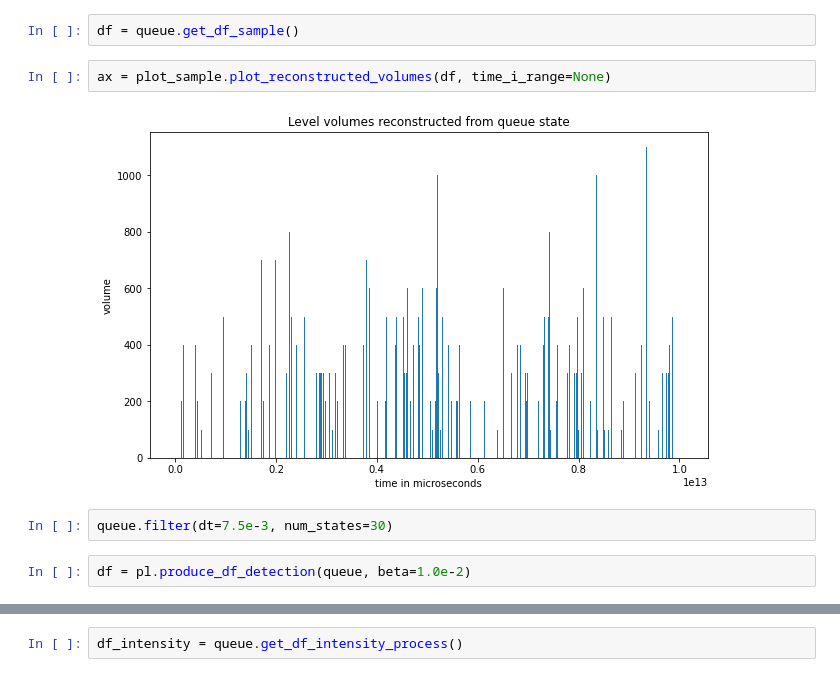
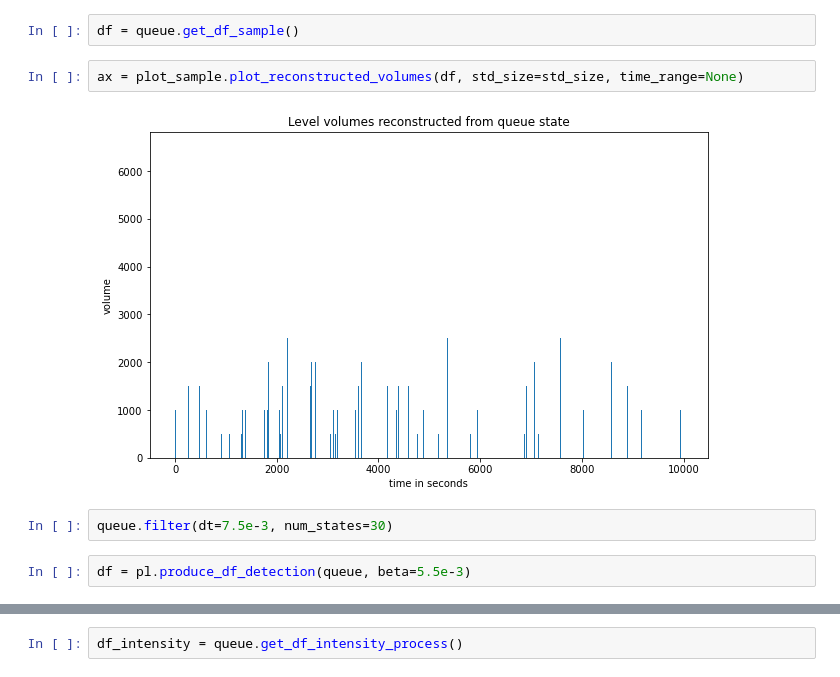
Before and after one commit to claudio-ICL/ondepi, a Jupyter notebook: ondepi/applications/filter.ipynb, the cells around one changed output, grey strips where cells are left out. Saved outputs shown, nothing was run; the diff lists cells and outputs as text.

```diff
--- a/ondepi/applications/filter.ipynb
+++ b/ondepi/applications/filter.ipynb
@@ -37,10 +37,10 @@ queue.simulate(max_time=10.0e3, max_events=10.0e3, first_event=1, first_state=5)
 # %%
 df = queue.get_df_sample()
 # %%
-ax = plot_sample.plot_reconstructed_volumes(df, time_i_range=None)
+ax = plot_sample.plot_reconstructed_volumes(df, std_size=std_size, time_range=None)
 # %% [output]
-[figure, old version]
+[figure, new version]
 # %%
 queue.filter(dt=7.5e-3, num_states=30)
 # %%
-df = pl.produce_df_detection(queue, beta=1.0e-2)
+df = pl.produce_df_detection(queue, beta=5.5e-3)
```
Also changed, not shown: parts of 7 cells of this notebook, 1 other file.
